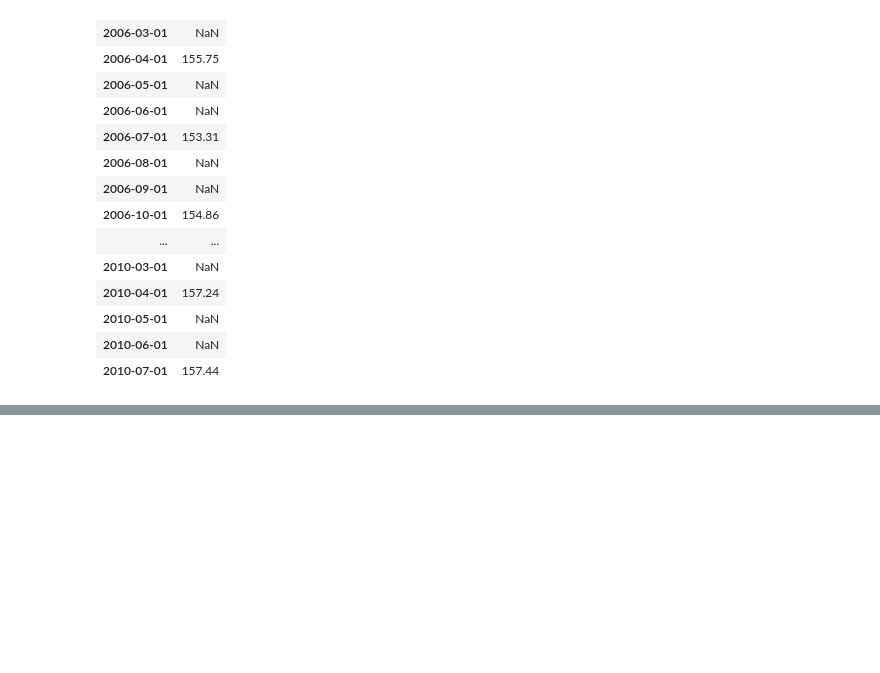
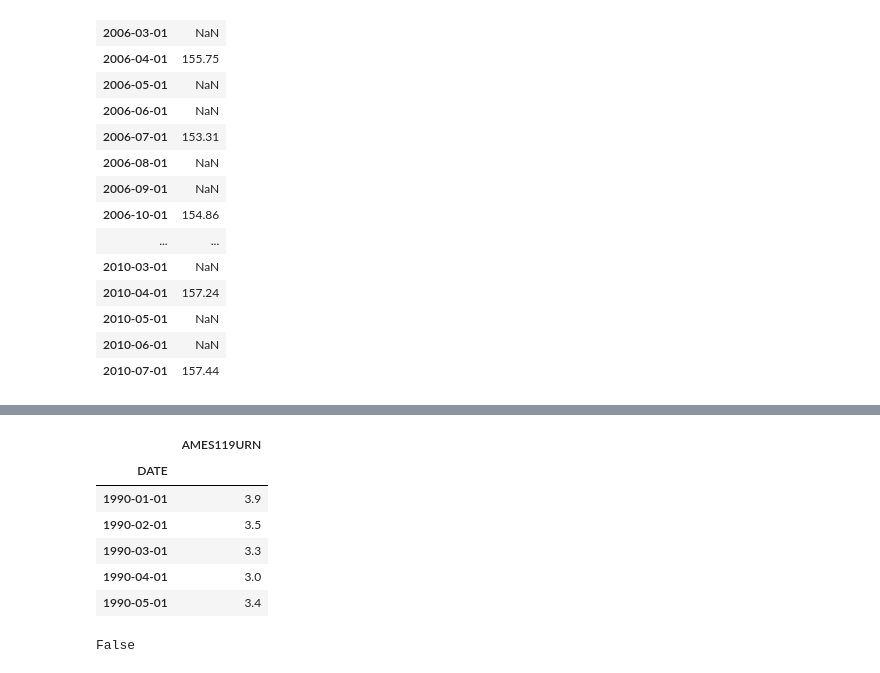
Before and after one commit to yaarams/house-pricing, a Jupyter notebook: notebooks/Lior04-Investegating Time Trend.ipynb, the cells around one changed output, grey strips where cells are left out. Cells and saved outputs as stored; diff of their text form; code cells hidden in the pictures; blank space fills up the shorter version.

```diff
--- a/notebooks/Lior04-Investegating Time Trend.ipynb
+++ b/notebooks/Lior04-Investegating Time Trend.ipynb
@@ -559,0 +606,16 @@ fig.show()
+# %%
+ue.set_index('DATE', inplace=True)
+ue.head()
+# %% [output]
+|  | AMES119URN |
+| DATE |  |
+| 1990-01-01 | 3.9 |
+| 1990-02-01 | 3.5 |
+| 1990-03-01 | 3.3 |
+| 1990-04-01 | 3.0 |
+| 1990-05-01 | 3.4 |
+# %%
+train['UnEmployment']=ue.loc[train.SaleDate].values
+train['UnEmployment'].isnull().any()
+# %% [output]
+False
```
Also changed, not shown: parts of 16 cells of this notebook, 5 other files.
